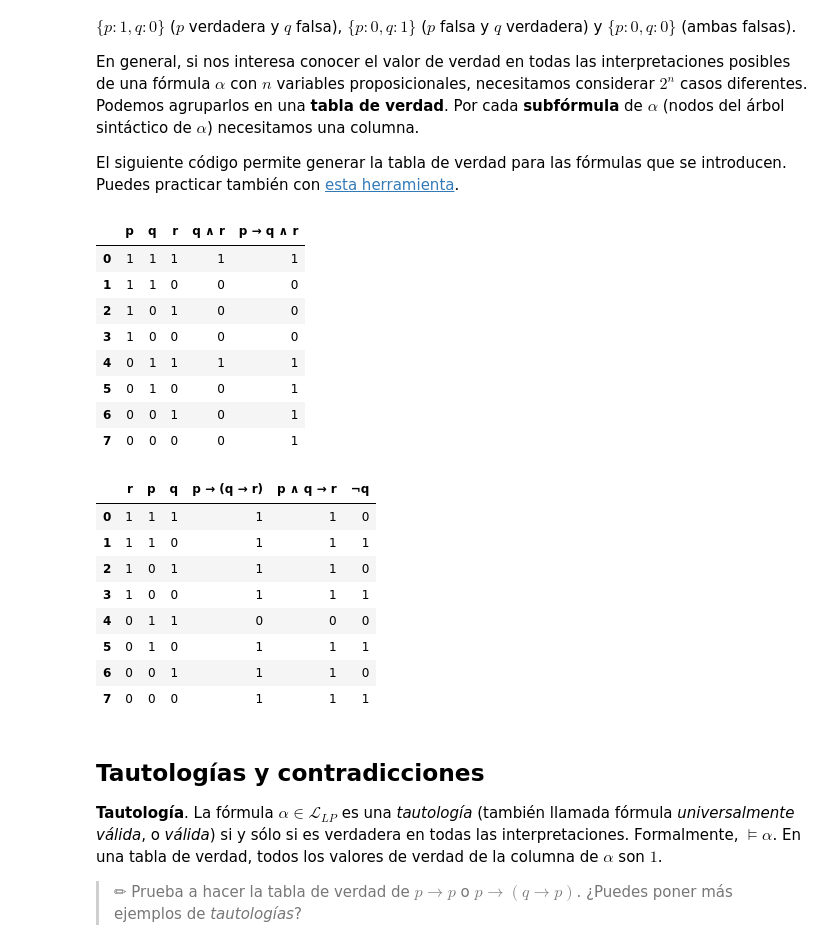
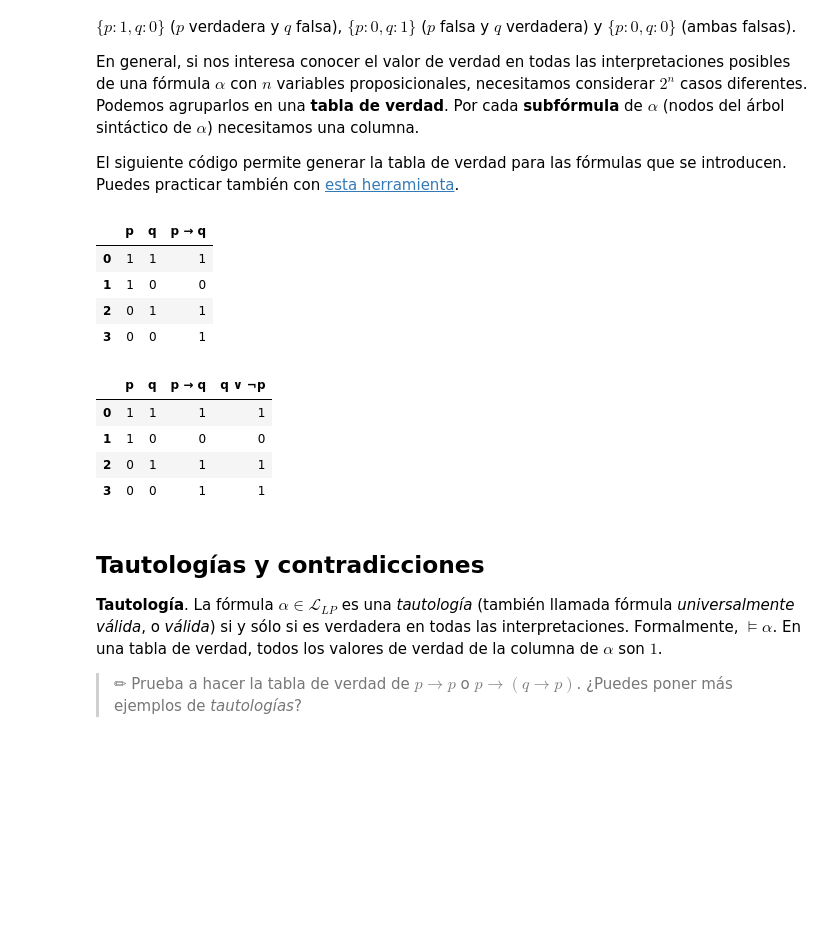
Before and after one commit to fersoler/LogiCoLab, a Jupyter notebook: LogicaPropLengSem.ipynb, the cells around one changed output. Saved outputs shown, nothing was run; the diff lists cells and outputs as text; code cells hidden in the pictures; blank space fills up the shorter version.

```diff
--- a/LogicaPropLengSem.ipynb
+++ b/LogicaPropLengSem.ipynb
@@ -367,7 +367,7 @@ Podemos representar la estructura de una fórmula mediante un **árbol sintácti
 #@markdown las fórmulas, reordena algunas subfórmulas según orden lexicográfico.
 #@markdown Por ejemplo, $q\land p$ es representada como $p \land q$.
 
-formula = "p -> q & r" #@param ["p -> q & r", "¬(p <-> q | r)", "p & q | ¬r"] {allow-input: true}
+formula = "\xAC(p \u003C-> q | r)" #@param ["p -> q & r", "¬(p <-> q | r)", "p & q | ¬r"] {allow-input: true}
 
 # display(HTML("""
 # <style>
@@ -394,5 +394,6 @@ except Exception as err:
   print("Ha habido un problema al procesar la fórmula, revisa la sintaxis.\n")
   raise SystemExit(err)
 
+#print(dotT)
 graphviz.Source(dotT)
 # %% [output]
@@ -509,7 +510,7 @@ Las tablas anteriores definen las funciones de verdad de cada conectiva lógica,
 #@markdown evaluada, se mostrará en negro.
 
 formula = "p -> q & r" #@param ["p -> q & r", "¬(p <-> q | r)", "p & q | ¬r"] {allow-input: true}
-interpretacion   = "p: 1, q: 1, r: 0" #@param ["p: 1, q: 0, r: 0", "p: 1, q: 1, r: 0"] {allow-input: true}
+interpretacion   = "p: 0, q: 1" #@param ["p: 1, q: 0, r: 0", "p: 1, q: 1, r: 0"] {allow-input: true}
 
 import warnings
 warnings.filterwarnings('ignore')
@@ -528,8 +529,7 @@ except Exception as err:
 
 G = nx.DiGraph()
 evalTree(G, root, valuation, 1, 0)
-
-dot = nx.nx_pydot.to_pydot(G)
+dot = str(nx.nx_pydot.to_pydot(G))
 graphviz.Source(dot)
 # %% [output]
 [drawing not drawn]
@@ -547,7 +547,7 @@ El siguiente código permite generar la tabla de verdad para las fórmulas que s
 #@markdown se puede comprobar el valor de verdad de la fórmula en todas las
 #@markdown interpretaciones.
 
-formula = "p -> q & r" #@param ["p -> q & r", "¬(p <-> q | r)", "p & q <-> p | q"]  {allow-input: true}
+formula = "p -> q" #@param ["p -> q & r", "¬(p <-> q | r)", "p & q <-> p | q"]  {allow-input: true}
 
 try:
   fml = nltk_to_sympy(parseFml(formula))
@@ -578,56 +578,48 @@ for values in itertools.product([True, False], repeat=len(atoms)):
 pd.set_option('display.colheader_justify', 'center')
 df
 # %% [output]
-|  | p | q | r | q ∧ r | p → q ∧ r |
-| 0 | 1 | 1 | 1 | 1 | 1 |
-| 1 | 1 | 1 | 0 | 0 | 0 |
-| 2 | 1 | 0 | 1 | 0 | 0 |
-| 3 | 1 | 0 | 0 | 0 | 0 |
-| 4 | 0 | 1 | 1 | 1 | 1 |
-| 5 | 0 | 1 | 0 | 0 | 1 |
-| 6 | 0 | 0 | 1 | 0 | 1 |
-| 7 | 0 | 0 | 0 | 0 | 1 |
+|  | p | q | p → q |
+| 0 | 1 | 1 | 1 |
+| 1 | 1 | 0 | 0 |
+| 2 | 0 | 1 | 1 |
+| 3 | 0 | 0 | 1 |
 # %%
 #@title Tabla de verdad de varias fórmulas
 
 #@markdown Introducir varias fórmulas separadas por comas.
 #@markdown Se muestra la tabla de verdad conjunta de todas las
 #@markdown fórmulas.
 
 #@markdown > 💡 La tabla resultante no incluye las subfórmulas de las fórmulas proporcionadas.
 
 
-formulas = "p -> (q -> r), p & q -> r, \xACq" #@param ["p -> (q -> r), p & q -> r, ¬q", "p -> q, ¬p | q", "p -> q, ¬q, ¬p", "p & q, p | q | r"]  {allow-input: true}
+formulas = "p -> q, \xACp | q" #@param ["p -> (q -> r), p & q -> r, ¬q", "p -> q, ¬p | q", "p -> q, ¬q, ¬p", "p & q, p | q | r"]  {allow-input: true}
 
 try:
   fmls = [nltk_to_sympy(parseFml(f)) for f in formulas.split(',')]
   atoms = [nltk_to_sympy(parseFml(a)) for a in getAtoms(formulas.replace(',',' '))]
 except Exception as err:
   sys.tracebacklimit = -1
   print("Ha habido un problema al procesar la fórmula, revisa la sintaxis.\n")
   raise SystemExit(err)
 
 df = pd.DataFrame(columns=[printTXT(f) for f in atoms+fmls])
 # Evaluate the formulas for all possible combinations of truth values
 for values in itertools.product([True, False], repeat=len(atoms)):
     # Assign the truth values to the propositional variables
     assignment = {var: value for var, value in zip(atoms, values)}
     # Evaluate the formulas
     df.loc[len(df)] = [TF_2_10(bf.subs(assignment)) for bf in atoms+fmls]
 
 # Resulting truth table
 pd.set_option('display.colheader_justify', 'center')
 df
 # %% [output]
-|  | r | p | q | p → (q → r) | p ∧ q → r | ¬q |
-| 0 | 1 | 1 | 1 | 1 | 1 | 0 |
-| 1 | 1 | 1 | 0 | 1 | 1 | 1 |
-| 2 | 1 | 0 | 1 | 1 | 1 | 0 |
-| 3 | 1 | 0 | 0 | 1 | 1 | 1 |
-| 4 | 0 | 1 | 1 | 0 | 0 | 0 |
-| 5 | 0 | 1 | 0 | 1 | 1 | 1 |
-| 6 | 0 | 0 | 1 | 1 | 1 | 0 |
-| 7 | 0 | 0 | 0 | 1 | 1 | 1 |
+|  | p | q | p → q | q ∨ ¬p |
+| 0 | 1 | 1 | 1 | 1 |
+| 1 | 1 | 0 | 0 | 0 |
+| 2 | 0 | 1 | 1 | 1 |
+| 3 | 0 | 0 | 1 | 1 |
 # %% [markdown]
 ## Tautologías y contradicciones
 
```
Also changed, not shown: parts of 4 cells of this notebook.
